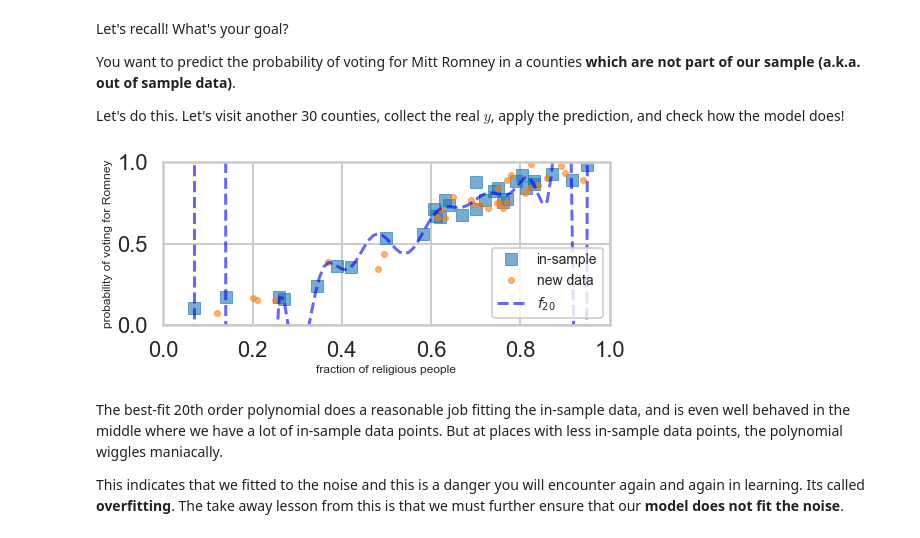
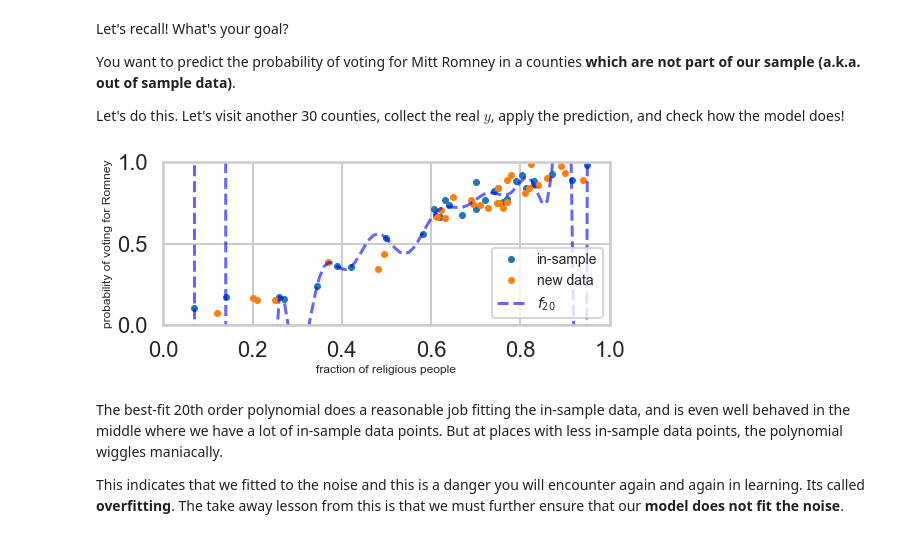
Before and after one commit to clauszitzelsberger/LearningModels, a Jupyter notebook: LearningModels.ipynb, the cells around one changed output. Saved outputs shown, nothing was run; the diff lists cells and outputs as text; code cells hidden in the pictures.

```diff
--- a/LearningModels.ipynb
+++ b/LearningModels.ipynb
@@ -331,16 +331,16 @@ df2=pd.read_csv("religion_sample_2.csv")
 x2=df2.rfrac.values
 y2=df2.promney.values
 # %%
-plt.plot(x, y, 's', alpha=0.6, label="in-sample");
-plt.plot(x2, y2,  '.', alpha=0.6, label="new data");
+plt.plot(x, y, '.', label="in-sample");
+plt.plot(x2, y2,  '.', label="new data");
 plt.plot(np.arange(0,1,0.01),f_20(np.arange(0,1,0.01)), 'b--', alpha=0.6, label="$f_{20}$");
 plt.ylim((0.0, 1.0));
 plt.xlim((0.0, 1.0));
 plt.legend(loc=4, fontsize=14);
 plt.xlabel(LABEL_RELIGIOUS, fontsize=12);
 plt.ylabel(LABEL_ROMNEY, fontsize=12);
 # %% [output]
-[figure, old version]
+[figure, new version]
 # %% [markdown]
 The best-fit 20th order polynomial does a reasonable job fitting the in-sample data, and is even well behaved in the middle where we have a lot of in-sample data points. But at places with less in-sample data points, the polynomial wiggles maniacally.
 
```
Also changed, not shown: parts of 12 cells of this notebook, 2 other files.
